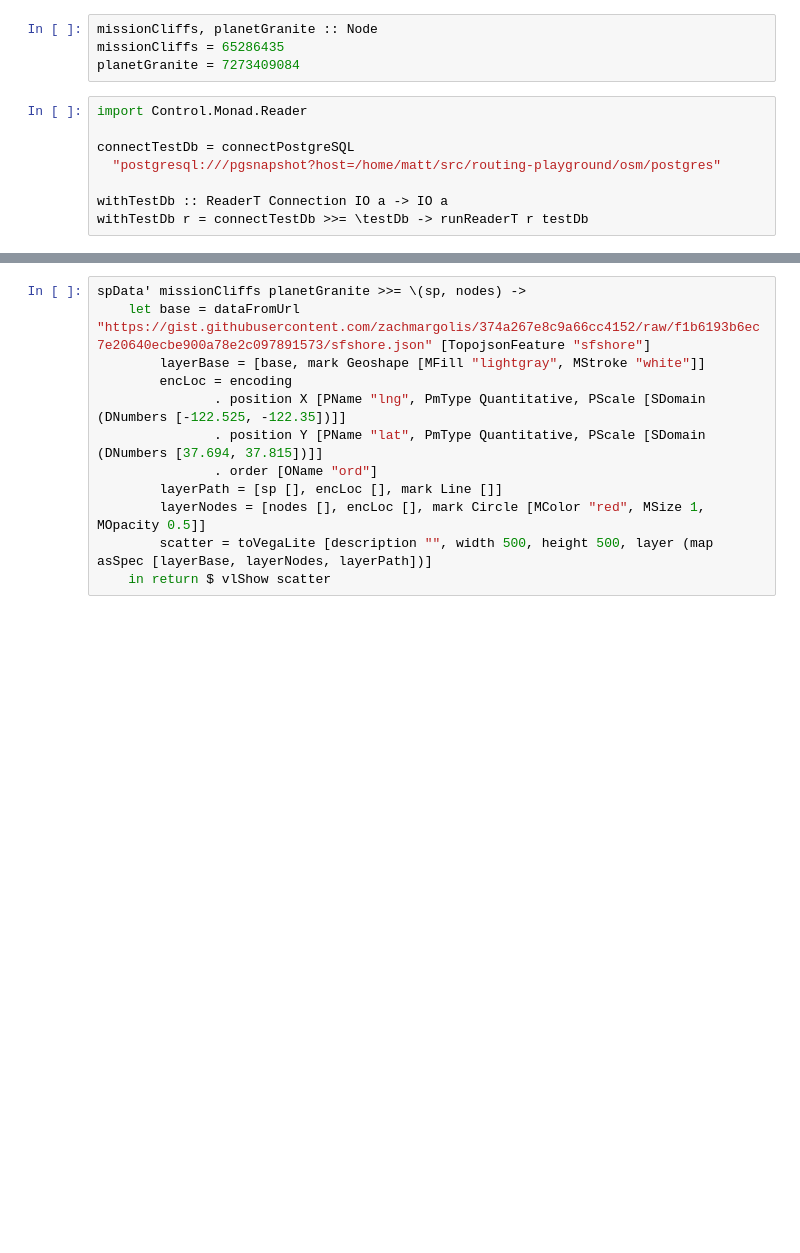
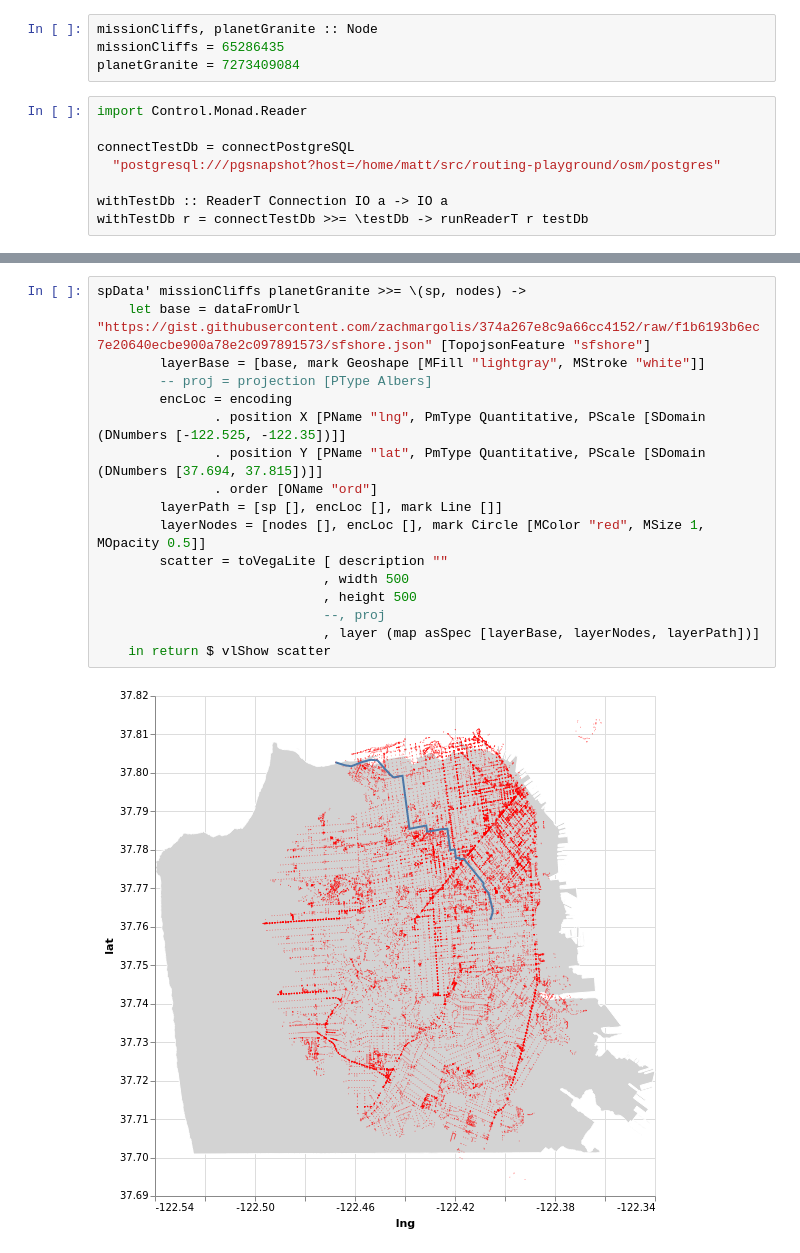
Before and after one commit to mcwitt/routing-playground, a Jupyter notebook: osm/notebooks/Exploration.ipynb, the cells around one changed output, grey strips where cells are left out. Cells and saved outputs as stored; diff of their text form; blank space fills up the shorter version.

```diff
--- a/osm/notebooks/Exploration.ipynb
+++ b/osm/notebooks/Exploration.ipynb
@@ -91,12 +96,19 @@ spData' o d = withTestDb $ do
 # %%
 spData' missionCliffs planetGranite >>= \(sp, nodes) ->
     let base = dataFromUrl "https://gist.githubusercontent.com/zachmargolis/374a267e8c9a66cc4152/raw/f1b6193b6ec7e20640ecbe900a78e2c097891573/sfshore.json" [TopojsonFeature "sfshore"]
         layerBase = [base, mark Geoshape [MFill "lightgray", MStroke "white"]]
+        -- proj = projection [PType Albers]
         encLoc = encoding
                . position X [PName "lng", PmType Quantitative, PScale [SDomain (DNumbers [-122.525, -122.35])]]
                . position Y [PName "lat", PmType Quantitative, PScale [SDomain (DNumbers [37.694, 37.815])]]
                . order [OName "ord"]
         layerPath = [sp [], encLoc [], mark Line []]
         layerNodes = [nodes [], encLoc [], mark Circle [MColor "red", MSize 1, MOpacity 0.5]]
-        scatter = toVegaLite [description "", width 500, height 500, layer (map asSpec [layerBase, layerNodes, layerPath])]
+        scatter = toVegaLite [ description ""
+                             , width 500
+                             , height 500
+                             --, proj
+                             , layer (map asSpec [layerBase, layerNodes, layerPath])]
     in return $ vlShow scatter
+# %% [output]
+[figure, added]
```
Also changed, not shown: parts of 5 cells of this notebook.
